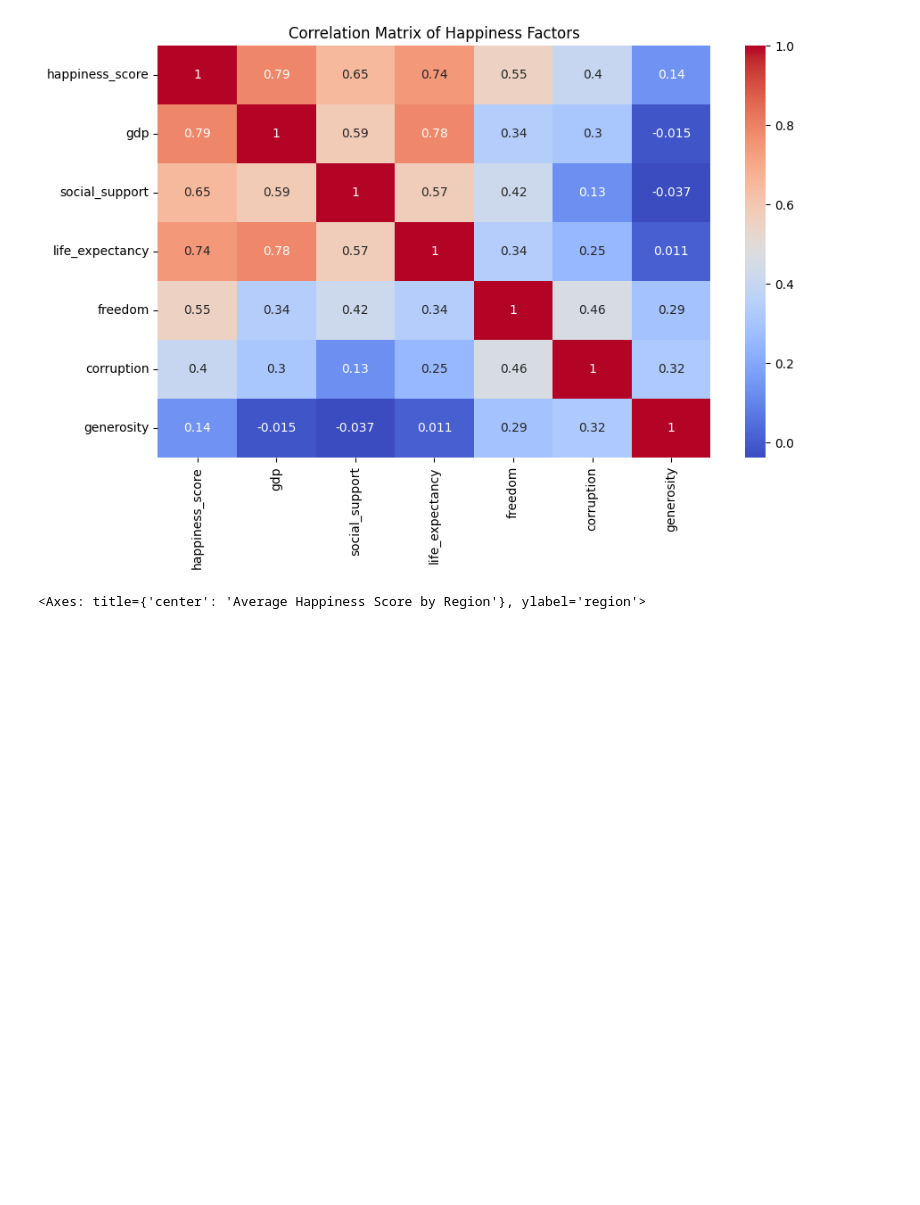
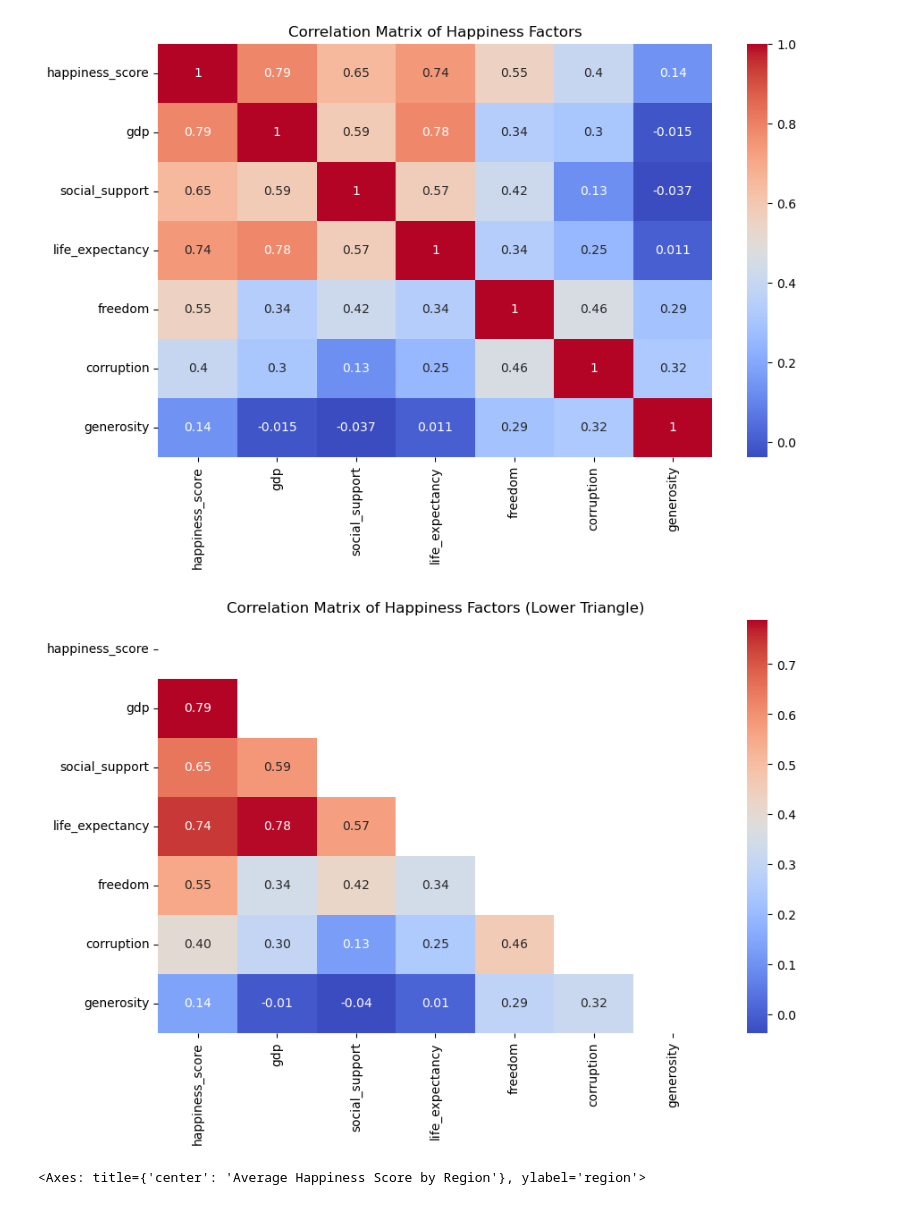
Before and after one commit to jhenifherAlmeida/happiness_rating, a Jupyter notebook: happiness_analysis_2015_2019.ipynb, the cells around one changed output. Saved outputs shown, nothing was run; the diff lists cells and outputs as text; code cells hidden in the pictures; blank space fills up the shorter version.

```diff
--- a/happiness_analysis_2015_2019.ipynb
+++ b/happiness_analysis_2015_2019.ipynb
@@ -71,6 +86,25 @@ plt.title("Correlation Matrix of Happiness Factors")
 plt.show()
 # %% [output]
 [figure]
+# %%
+import numpy as np
+import seaborn as sns
+import matplotlib.pyplot as plt
+
+# Correlation matrix
+numeric_cols = ['happiness_score', 'gdp', 'social_support', 'life_expectancy', 'freedom', 'corruption', 'generosity']
+corr = df[numeric_cols].corr()
+
+# Create a mask for the upper triangle
+mask = np.triu(np.ones_like(corr, dtype=bool))
+
+# Heatmap with mask
+plt.figure(figsize=(10,6))
+sns.heatmap(corr, mask=mask, annot=True, cmap='coolwarm', fmt=".2f")
+plt.title("Correlation Matrix of Happiness Factors (Lower Triangle)")
+plt.show()
+# %% [output]
+[figure, added]
 # %%
 #Region-Level Analysis
 # Average happiness by region
```
Also changed, not shown: parts of 26 cells of this notebook, 8 other files.
